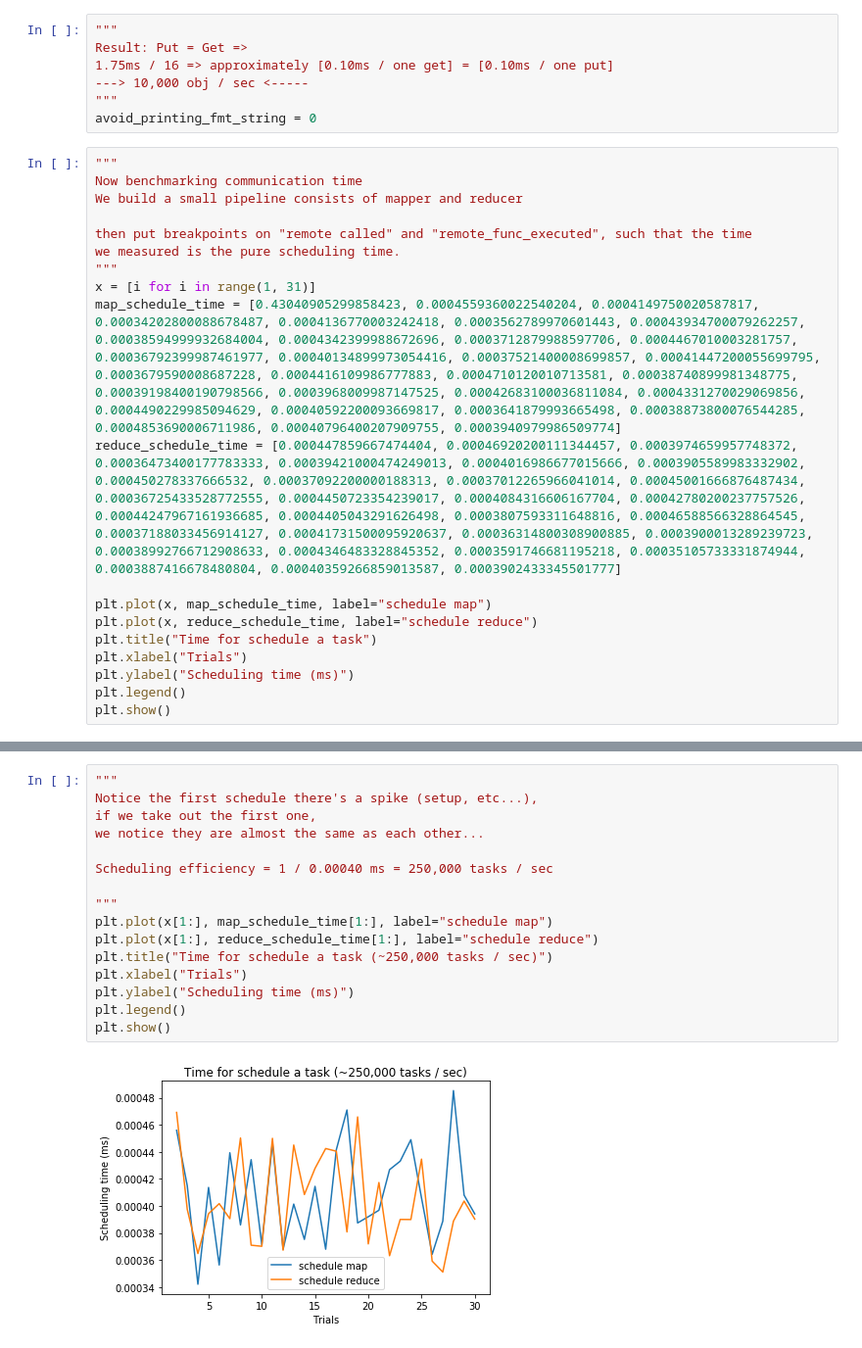
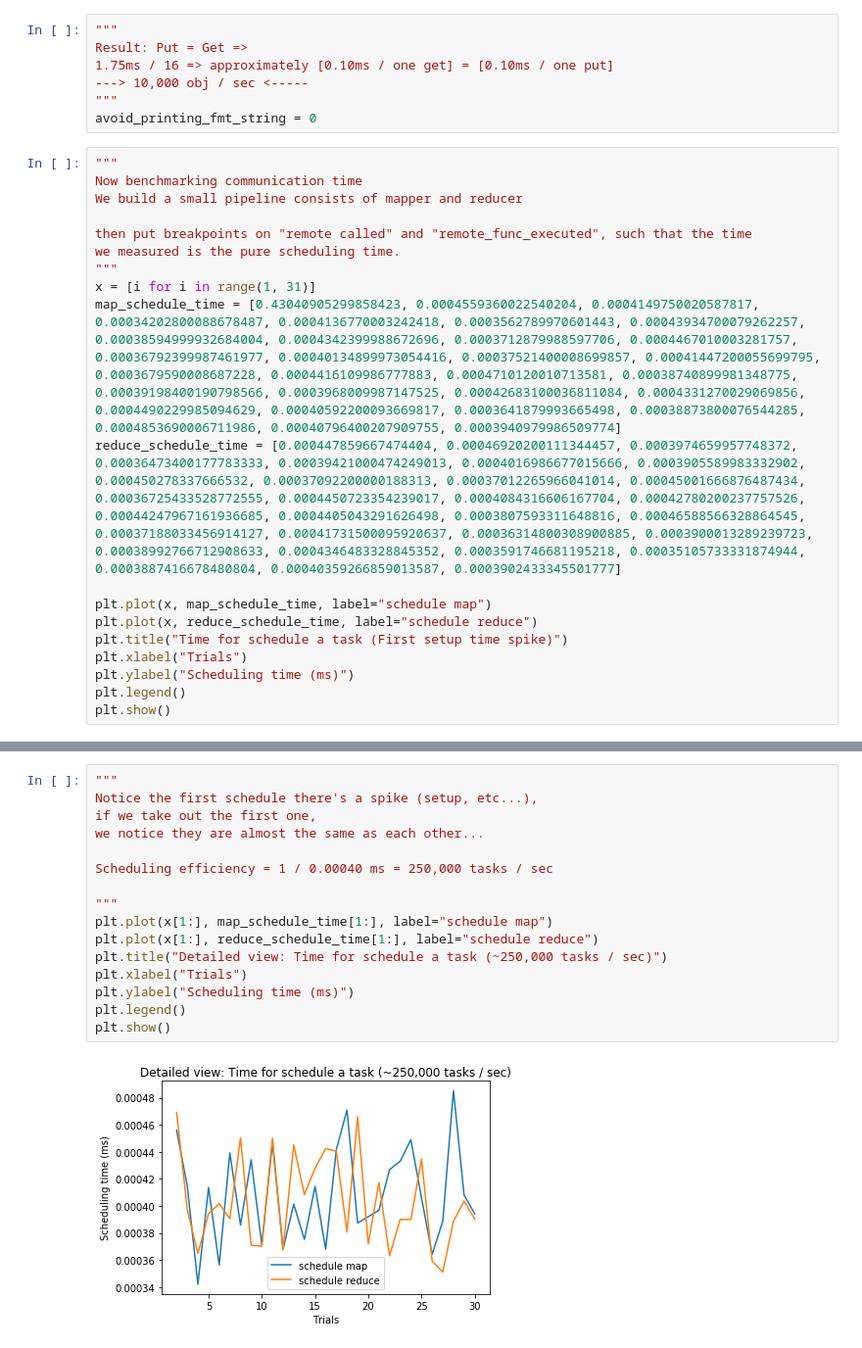
Before and after one commit to heyucongtom/ray_stream, a Jupyter notebook: timer/Untitled.ipynb, the cells around one changed output, grey strips where cells are left out. Shown at 98% size. Drawn from its saved outputs; the diff is of its cells as text.

```diff
--- a/timer/Untitled.ipynb
+++ b/timer/Untitled.ipynb
@@ -156,7 +156,7 @@ reduce_schedule_time = [0.000447859667474404, 0.00046920200111344457, 0.00039746
 
 plt.plot(x, map_schedule_time, label="schedule map")
 plt.plot(x, reduce_schedule_time, label="schedule reduce")
-plt.title("Time for schedule a task")
+plt.title("Time for schedule a task (First setup time spike)")
 plt.xlabel("Trials")
 plt.ylabel("Scheduling time (ms)")
 plt.legend()
@@ -166,18 +166,18 @@ plt.show()
 # %%
 """
 Notice the first schedule there's a spike (setup, etc...),
 if we take out the first one,
 we notice they are almost the same as each other...
 
 Scheduling efficiency = 1 / 0.00040 ms = 250,000 tasks / sec
 
 """
 plt.plot(x[1:], map_schedule_time[1:], label="schedule map")
 plt.plot(x[1:], reduce_schedule_time[1:], label="schedule reduce")
-plt.title("Time for schedule a task (~250,000 tasks / sec)")
+plt.title("Detailed view: Time for schedule a task (~250,000 tasks / sec)")
 plt.xlabel("Trials")
 plt.ylabel("Scheduling time (ms)")
 plt.legend()
 plt.show()
 # %% [output]
-[figure, old version]
+[figure, new version]
```
Also changed, not shown: parts of 2 cells of this notebook.
